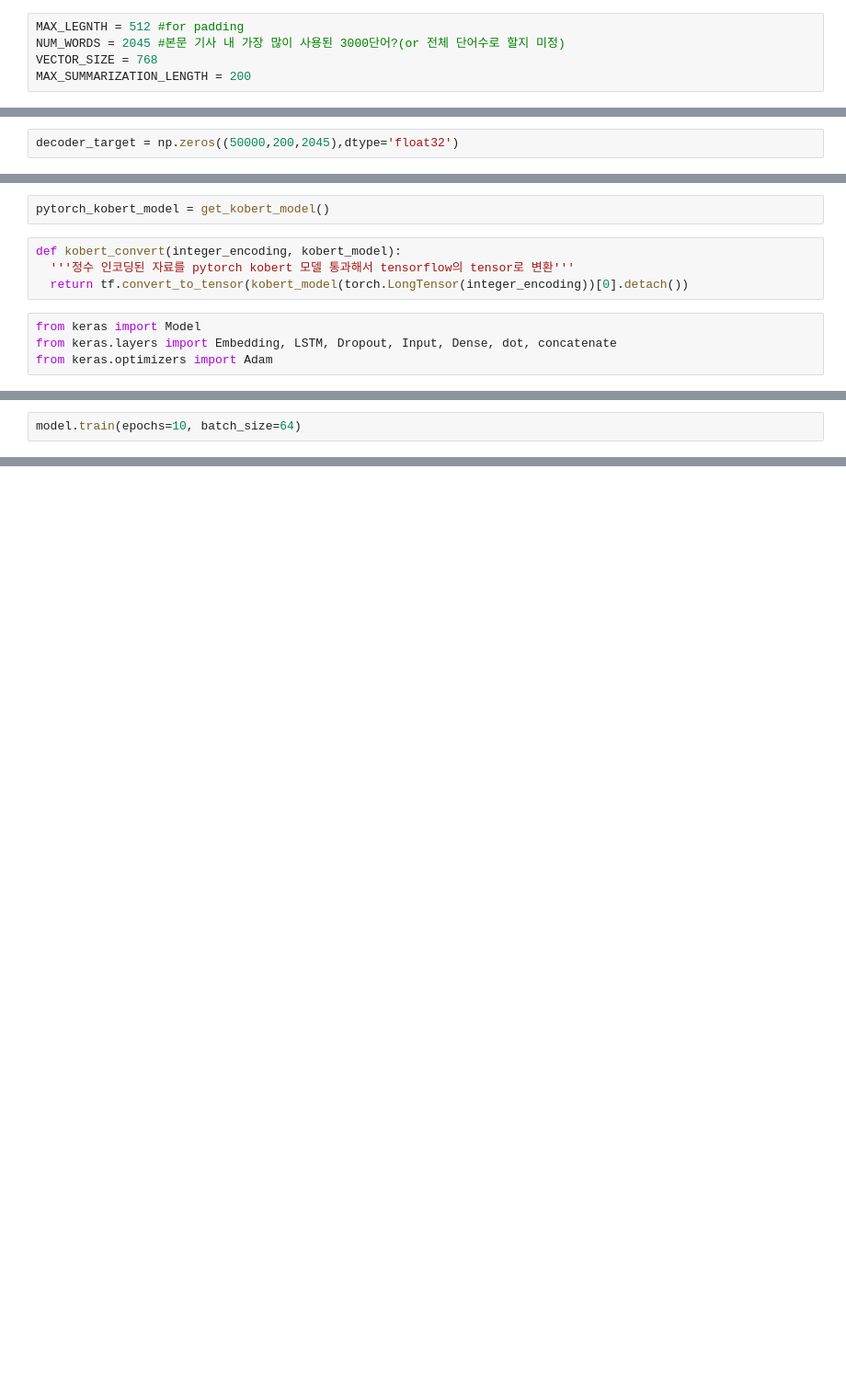
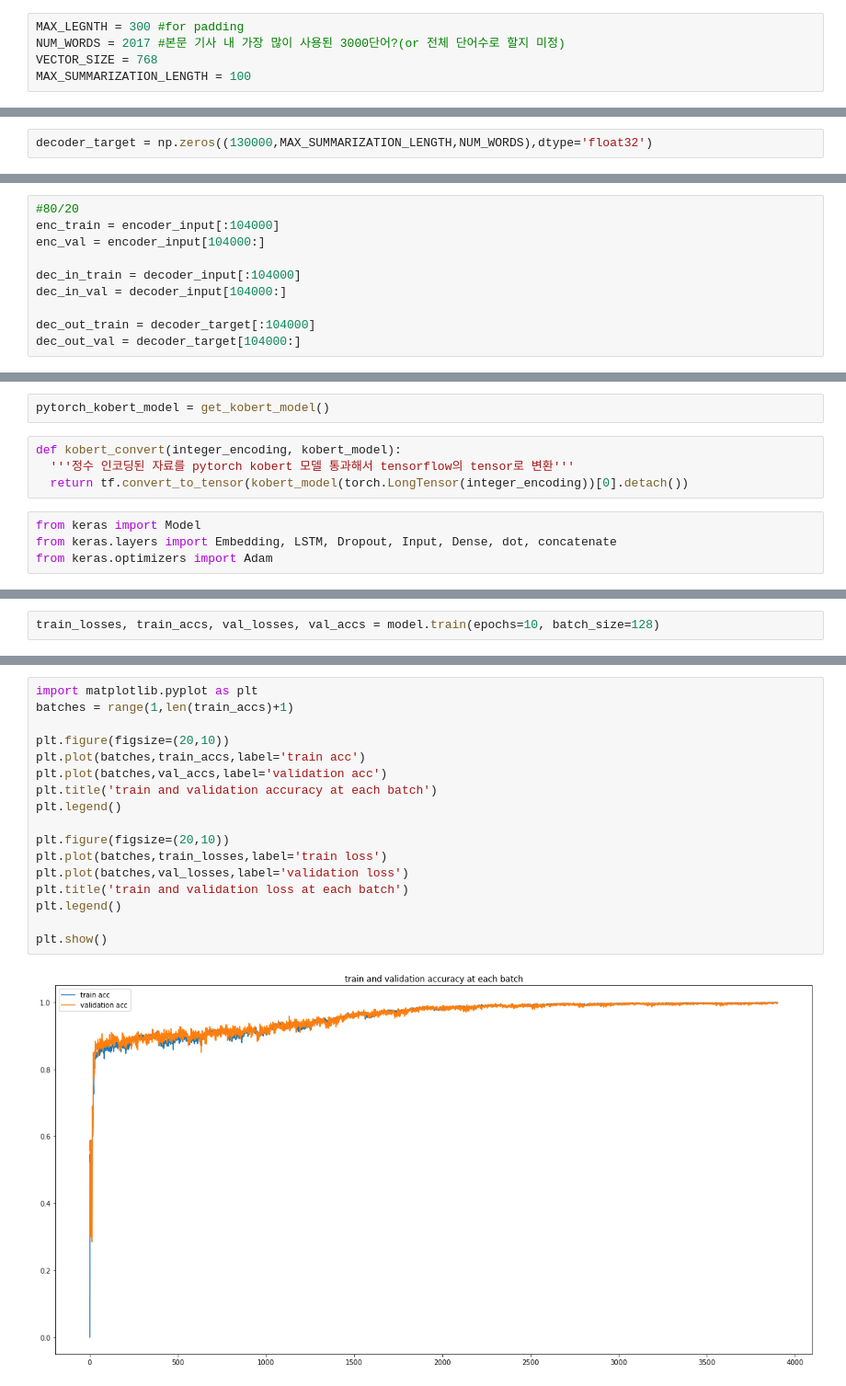
Before and after one commit to BaeHyungjun/DataCampus-KoreaUniv-Team7, a Jupyter notebook: Modeling/Modeling_v1.1.ipynb, the cells around one changed output, grey strips where cells are left out. Shown at 92% size. Drawn from its saved outputs; the diff is of its cells as text; blank space fills up the shorter version.

Commit message:
training complete

```diff
--- a/Modeling/Modeling_v1.1.ipynb
+++ b/Modeling/Modeling_v1.1.ipynb
@@ -179,10 +176,10 @@ decoder_input.shape
 # %% [markdown]
 추후 encoder_input / decoder_input 은 embedding을 통해 3Dtensor로 변환
 # %%
-MAX_LEGNTH = 512 #for padding
-NUM_WORDS = 2045 #본문 기사 내 가장 많이 사용된 3000단어?(or 전체 단어수로 할지 미정)
+MAX_LEGNTH = 300 #for padding
+NUM_WORDS = 2017 #본문 기사 내 가장 많이 사용된 3000단어?(or 전체 단어수로 할지 미정)
 VECTOR_SIZE = 768
-MAX_SUMMARIZATION_LENGTH = 200
+MAX_SUMMARIZATION_LENGTH = 100
 # %% [markdown]
 #### Make decoder output (For dense layer)
 # %%
@@ -200,5 +197,5 @@ list(mapping.keys())[list(mapping.values()).index(3)]
 # %%
-decoder_target = np.zeros((50000,200,2045),dtype='float32')
+decoder_target = np.zeros((130000,MAX_SUMMARIZATION_LENGTH,NUM_WORDS),dtype='float32')
 # %%
 for i, target in enumerate(summarytok):
     for n, word in enumerate(target):
@@ -234,0 +227,10 @@ decoder_target.shape
+# %%
+#80/20
+enc_train = encoder_input[:104000]
+enc_val = encoder_input[104000:]
+
+dec_in_train = decoder_input[:104000]
+dec_in_val = decoder_input[104000:]
+
+dec_out_train = decoder_target[:104000]
+dec_out_val = decoder_target[104000:]
@@ -374,5 +421,5 @@ Non-trainable params: 0
 __________________________________________________________________________________________________
 None
 # %%
-model.train(epochs=10, batch_size=64)
+train_losses, train_accs, val_losses, val_accs = model.train(epochs=10, batch_size=128)
 # %% [output]
@@ -395,0 +452,19 @@ Executing op ModelDataset in device /job:localhost/replica:0/task:0/device:CPU:0
+# %%
+import matplotlib.pyplot as plt
+batches = range(1,len(train_accs)+1)
+
+plt.figure(figsize=(20,10))
+plt.plot(batches,train_accs,label='train acc')
+plt.plot(batches,val_accs,label='validation acc')
+plt.title('train and validation accuracy at each batch')
+plt.legend()
+
+plt.figure(figsize=(20,10))
+plt.plot(batches,train_losses,label='train loss')
+plt.plot(batches,val_losses,label='validation loss')
+plt.title('train and validation loss at each batch')
+plt.legend()
+
+plt.show()
+# %% [output]
+[figure, added]
```
Also changed, not shown: parts of 65 cells of this notebook.
